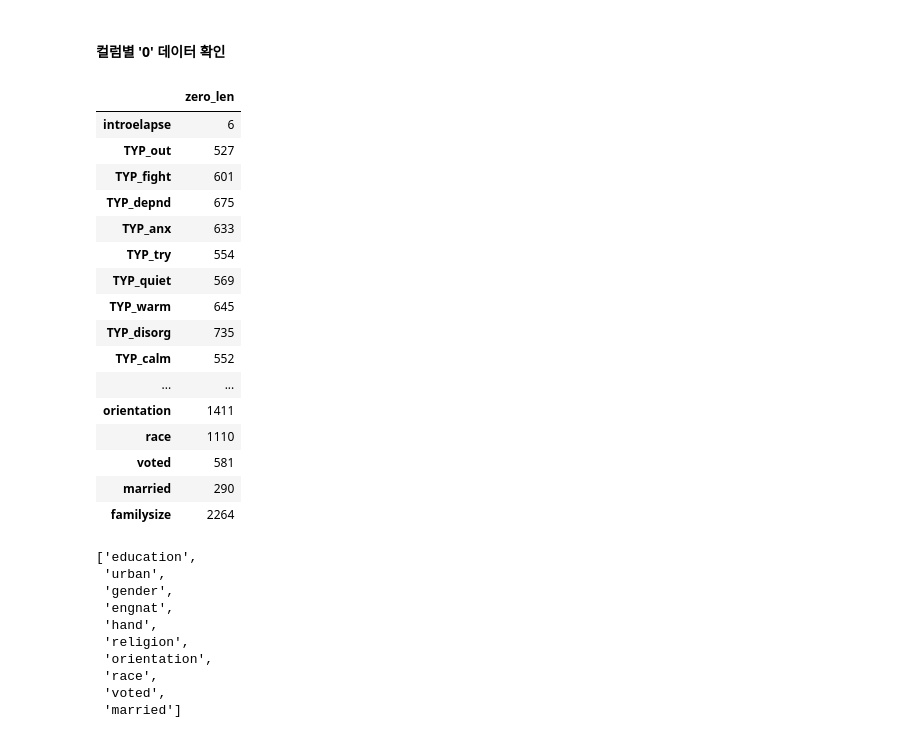
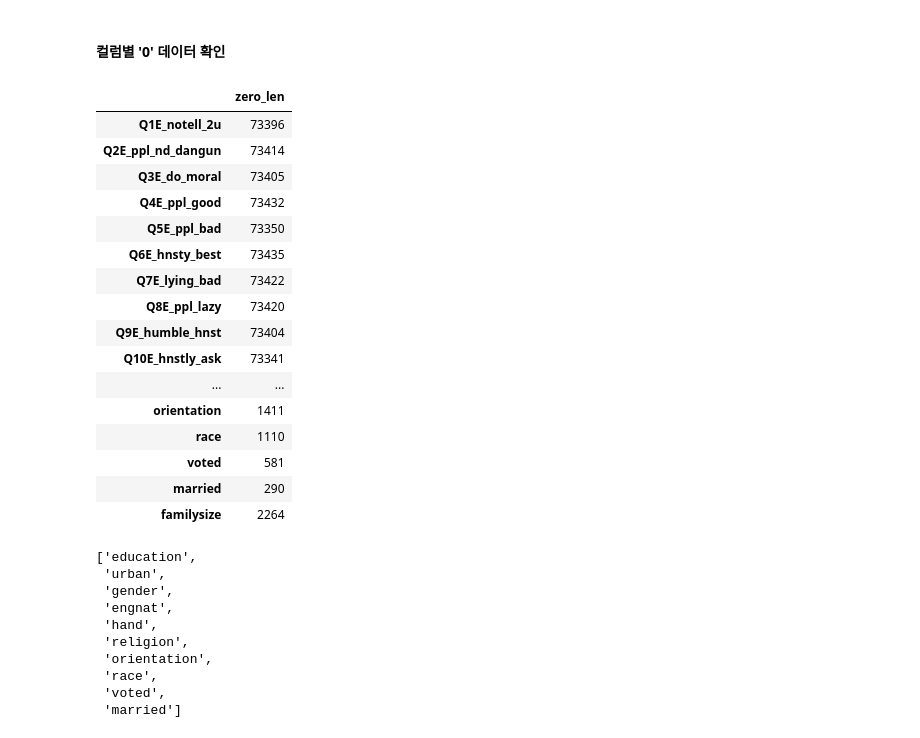
Before and after one commit to dss-14th/ml-repo-3, a Jupyter notebook: data_preprocessing.ipynb, the cells around one changed output. Drawn from its saved outputs; the diff is of its cells as text; code cells hidden in the pictures.

```diff
--- a/data_preprocessing.ipynb
+++ b/data_preprocessing.ipynb
@@ -431,36 +415,33 @@ df_withzero.tail()
 # %%
 col_list = list(df.columns)
 # %%
-for sec in sec_col:
-    col_list.remove(sec)
-
 zero_cols = []
 zero_len = []
 
 
 for col in col_list:
     if 0  in df["{}".format(col)].unique():
         zero_cols.append(col)
         zero_len.append(len(df[df[col]==0]))
 
     elif "0"  in df["{}".format(col)].unique():
         zero_cols.append(col)
         zero_len.append(len(df[df[col]=="0"]))
 
 zero_df = pd.DataFrame({"zero_len" : zero_len}, index = zero_cols)
 zero_df
 # %% [output]
 |  | zero_len |
-| introelapse | 6 |
-| TYP_out | 527 |
-| TYP_fight | 601 |
-| TYP_depnd | 675 |
-| TYP_anx | 633 |
-| TYP_try | 554 |
-| TYP_quiet | 569 |
-| TYP_warm | 645 |
-| TYP_disorg | 735 |
-| TYP_calm | 552 |
+| Q1E_notell_2u | 73396 |
+| Q2E_ppl_nd_dangun | 73414 |
+| Q3E_do_moral | 73405 |
+| Q4E_ppl_good | 73432 |
+| Q5E_ppl_bad | 73350 |
+| Q6E_hnsty_best | 73435 |
+| Q7E_lying_bad | 73422 |
+| Q8E_ppl_lazy | 73420 |
+| Q9E_humble_hnst | 73404 |
+| Q10E_hnstly_ask | 73341 |
 | ... | ... |
 | orientation | 1411 |
 | race | 1110 |
```
Also changed, not shown: parts of 15 cells of this notebook, 8 other files.
